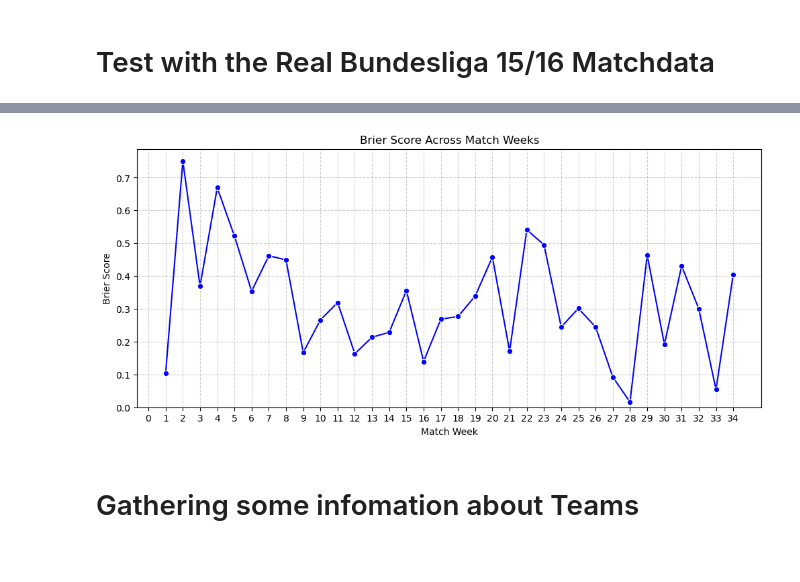
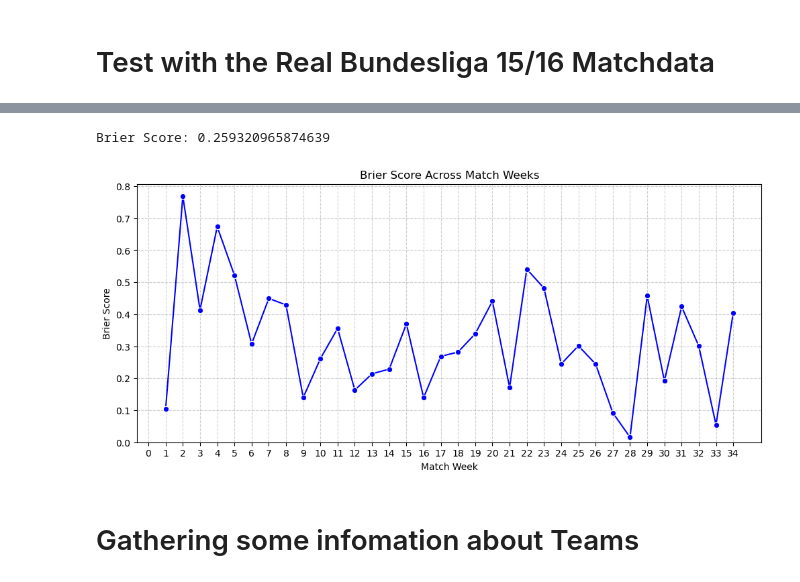
Before and after one commit to MaxPrinz98/FootballDSAI, a Jupyter notebook: Team_ranking.ipynb, the cells around one changed output, grey strips where cells are left out. Saved outputs shown, nothing was run; the diff lists cells and outputs as text; code cells hidden in the pictures.

```diff
--- a/Team_ranking.ipynb
+++ b/Team_ranking.ipynb
@@ -318,18 +219,2 @@ plt.show()
 # %%
-all_features = []
-for i in range(1,matches['match_week'].max()+1):
-    team_pairings = matches[matches['match_week'] == i]
-    # Cheating the stats data for first match_week because we cannot predict a game, when no game before is played
-    if i == 1:
-        real_chances = calculate_chances_from_played_games(team_stats=team_stats, considered_matchweeks=list(range(1, matches['match_week'].max()+1)), round_decimals=None)
-        for _, match in team_pairings.iterrows():
-            features = calculate_features_based_on_certain_matchweeks(home_team=match['home_team'],away_team=match['away_team'], chances= real_chances, matches=matches)
-            all_features.append(features)
-    else:
-        real_chances = calculate_chances_from_played_games(team_stats=team_stats, considered_matchweeks=list(range(1, i)), round_decimals=None)
-        for _, match in team_pairings.iterrows():
-            features = calculate_features_based_on_certain_matchweeks(home_team=match['home_team'],away_team=match['away_team'], chances= real_chances, matches=matches)
-            all_features.append(features)
-
-final_features = pd.concat(all_features, ignore_index=True)
-final_features
+real_bundesliga_dataset = generate_real_dataset(team_stats=team_stats, matches=matches)
@@ -350,8 +221,4 @@ final_features
 # %%
-X_real = final_features.drop(columns=['actual_result','match_week'])  # All columns except the target
-y_real = final_features['actual_result']  # Just the target column
-
-
-print(f"Real features: {X_real.shape}, Real labels: {y_real.shape}")
-
+X_real = real_bundesliga_dataset.drop(columns=['actual_result','match_week'])  # All columns except the target
+y_real = real_bundesliga_dataset['actual_result']  # Just the target column
 predictions_real = best_model.predict(X_real)
@@ -418,0 +254,6 @@ Brier Score: 0.31837230289270124
+# %%
+real_brier_scores = create_brier_scores(X_test = X_real, y_test = y_real, model = best_model, dataset = real_bundesliga_dataset)
+
+real_brier_scores_week = real_brier_scores.groupby('match_week').agg(brier_score=('brier_score', 'mean'))
+
+print(f'Brier Score: {real_brier_scores['brier_score'].mean()}')
@@ -419,21 +346,29 @@ Brier Score: 0.31837230289270124
+# %%
+real_brier_scores2 = create_brier_scores(X_test = X_real, y_test = y_real, model = best_models['GradientBoostingClassifier'], dataset = real_bundesliga_dataset)
+
+real_brier_scores_week2 = real_brier_scores2.groupby('match_week').agg(brier_score=('brier_score', 'mean'))
+
+print(f'Brier Score: {real_brier_scores2['brier_score'].mean()}')
+# %% [output]
+Brier Score: 0.259320965874639
 # %%
 # Create the plot
 plt.figure(figsize=(12, 5))
-sns.lineplot(data=brier_scores_week_real, x='match_week', y='brier_score', marker='o', color='blue')
+sns.lineplot(data=real_brier_scores_week, x='match_week', y='brier_score', marker='o', color='blue')
 
 # Customize the plot
 plt.xlabel('Match Week')
 plt.ylabel('Brier Score')
 plt.title('Brier Score Across Match Weeks')
 plt.ylim(0, None)
 plt.grid(True, linestyle='--', alpha=0.6)
 plt.xticks(range(35))  # range(35) generates numbers 0 through 34
 
 
 # Show the plot
 plt.show()
 # %% [output]
-[figure, old version]
+[figure, new version]
 # %% [markdown]
 # Gathering some infomation about Teams
 # %%
```
Also changed, not shown: parts of 11 cells of this notebook, 1 other file.
